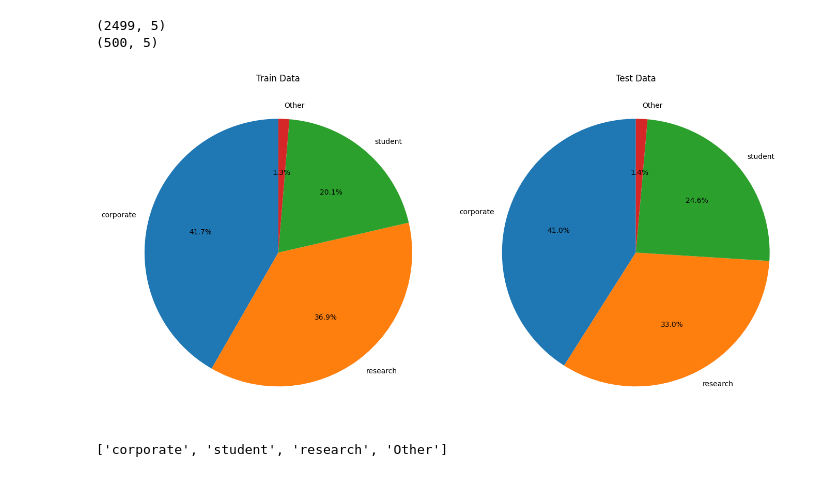
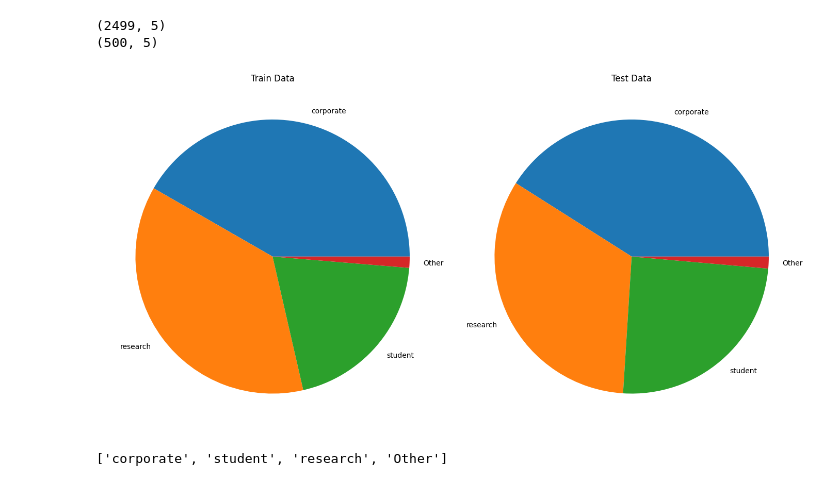
Before and after one commit to HarshiChandrafari/Email_management_college_HOD, a Jupyter notebook: Bert_Fine_Tuning.ipynb, the cells around one changed output. Saved outputs shown, nothing was run; the diff lists cells and outputs as text; code cells hidden in the pictures.

```diff
--- a/Bert_Fine_Tuning.ipynb
+++ b/Bert_Fine_Tuning.ipynb
@@ -17,9 +17,9 @@ import seaborn as sns
 
 device = torch.device("cuda")
 # %%
-train_df = pd.read_csv('train.csv')
+train_df = pd.read_csv('Data/train.csv')
 train_df = train_df.dropna()
-test_df = pd.read_csv('test.csv')
+test_df = pd.read_csv('Data/test.csv')
 print(train_df.shape)
 print(test_df.shape)
 # %% [output]
@@ -28,18 +28,18 @@ print(test_df.shape)
 # %%
 fig, axes = plt.subplots(1, 2, figsize=(14, 7))
 
-train_df['label'].value_counts().plot(kind='pie', ax=axes[0], autopct='%1.1f%%', startangle=90)
+train_df['label'].value_counts().plot(kind='pie', ax=axes[0])
 axes[0].set_title('Train Data')
 axes[0].set_ylabel('')
 
-test_df['label'].value_counts().plot(kind='pie', ax=axes[1], autopct='%1.1f%%', startangle=90)
+test_df['label'].value_counts().plot(kind='pie', ax=axes[1])
 axes[1].set_title('Test Data')
 axes[1].set_ylabel('')
 
 plt.tight_layout()
 plt.show()
 # %% [output]
-[figure, old version]
+[figure, new version]
 # %%
 labels = train_df['label'].unique().tolist()
 labels
```
Also changed, not shown: parts of 9 cells of this notebook.
